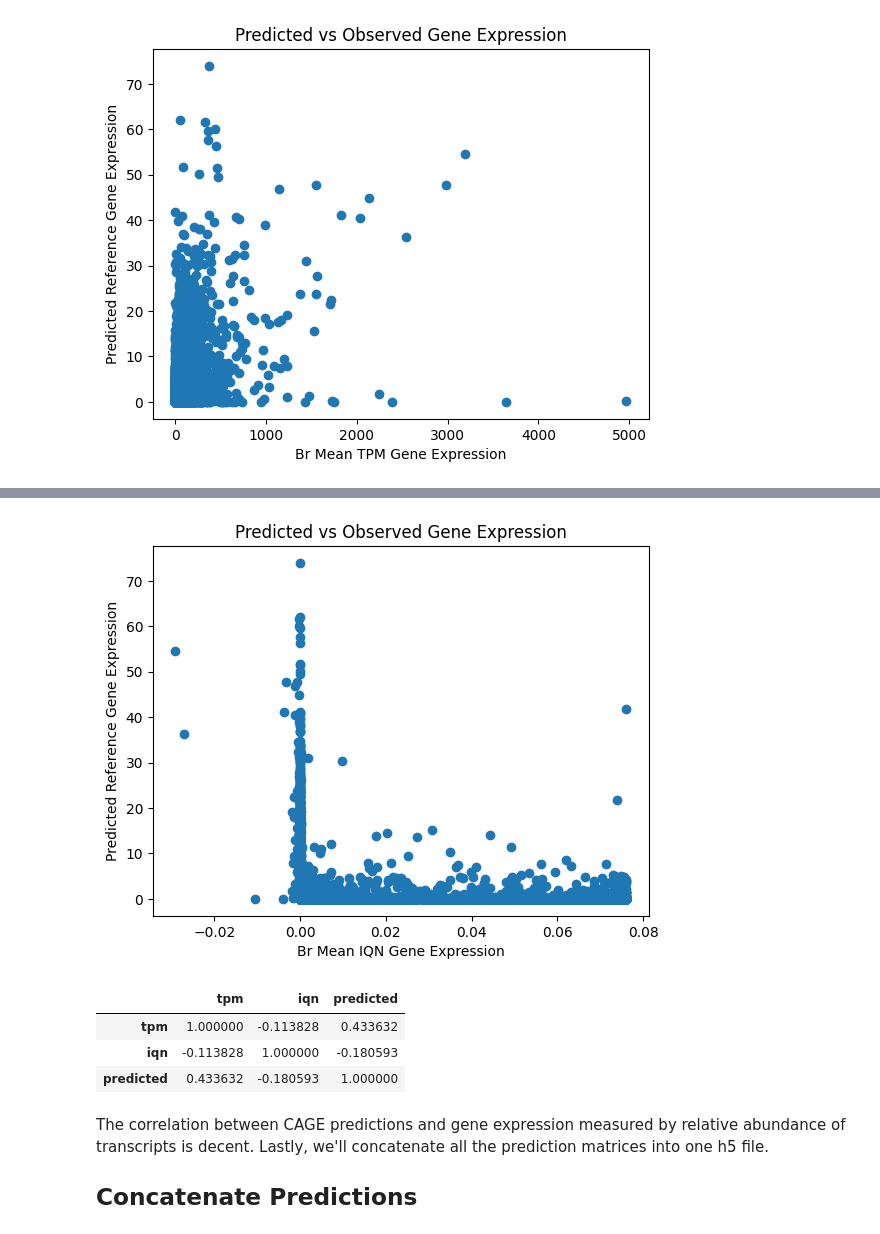
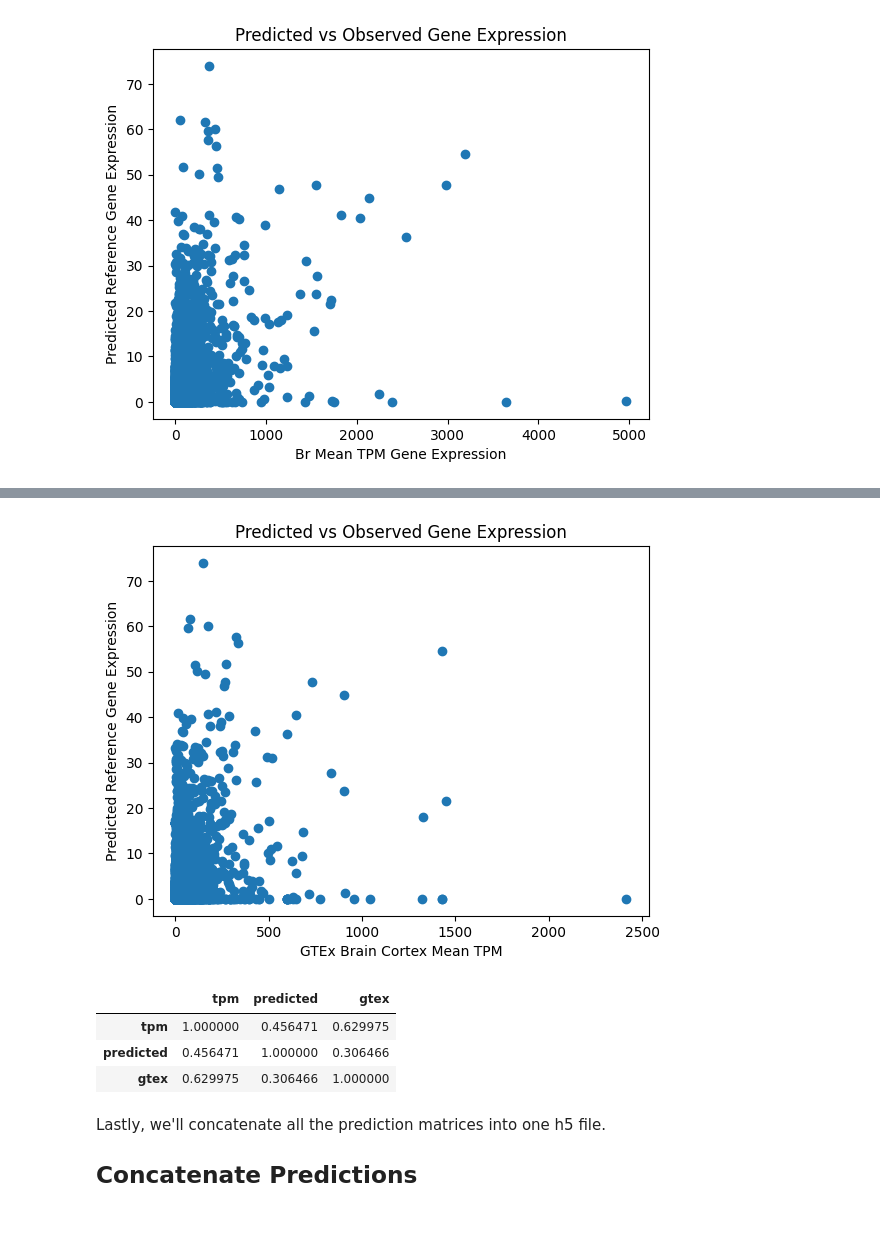
Before and after one commit to hakyimlab/sabrina-deep-learning-in-genomics, a Jupyter notebook: posts/2023-08-10-correlation-across-genes/index.ipynb, the cells around one changed output, grey strips where cells are left out. Cells and saved outputs as stored; diff of their text form; code cells hidden in the pictures.

```diff
--- a/posts/2023-08-10-correlation-across-genes/index.ipynb
+++ b/posts/2023-08-10-correlation-across-genes/index.ipynb
@@ -157,28 +202,26 @@ plt.show()
 # %%
-# Drop rows with NaN values
-corr_df = corr_df.dropna()
-
 # Create a scatter plot with colors based on column z
-plt.scatter(corr_df['iqn'], corr_df['predicted'])
+plt.scatter(corr_df['gtex'], corr_df['predicted'])
 
 # Set labels and title
-plt.xlabel('Br Mean IQN Gene Expression')
+plt.xlabel('GTEx Brain Cortex Mean TPM')
 plt.ylabel('Predicted Reference Gene Expression')
 plt.title('Predicted vs Observed Gene Expression')
 
 # Show the plot
 plt.show()
 # %% [output]
-[figure, old version]
+[figure, new version]
-# %%
-corr_df.corr()
-# %% [output]
-|  | tpm | iqn | predicted |
-| tpm | 1.000000 | -0.113828 | 0.433632 |
-| iqn | -0.113828 | 1.000000 | -0.180593 |
-| predicted | 0.433632 | -0.180593 | 1.000000 |
+# %%
+#corr_df.join(gtex_mean_tpm).dropna()
+corr_df[['tpm','predicted','gtex']].corr()
+# %% [output]
+|  | tpm | predicted | gtex |
+| tpm | 1.000000 | 0.456471 | 0.629975 |
+| predicted | 0.456471 | 1.000000 | 0.306466 |
+| gtex | 0.629975 | 0.306466 | 1.000000 |
 # %% [markdown]
-The correlation between CAGE predictions and gene expression measured by relative abundance of transcripts is decent. Lastly, we'll concatenate all the prediction matrices into one h5 file.
+Lastly, we'll concatenate all the prediction matrices into one h5 file.
 
 ## Concatenate Predictions
 # %%
```
Also changed, not shown: parts of 11 cells of this notebook, 9 other files.
